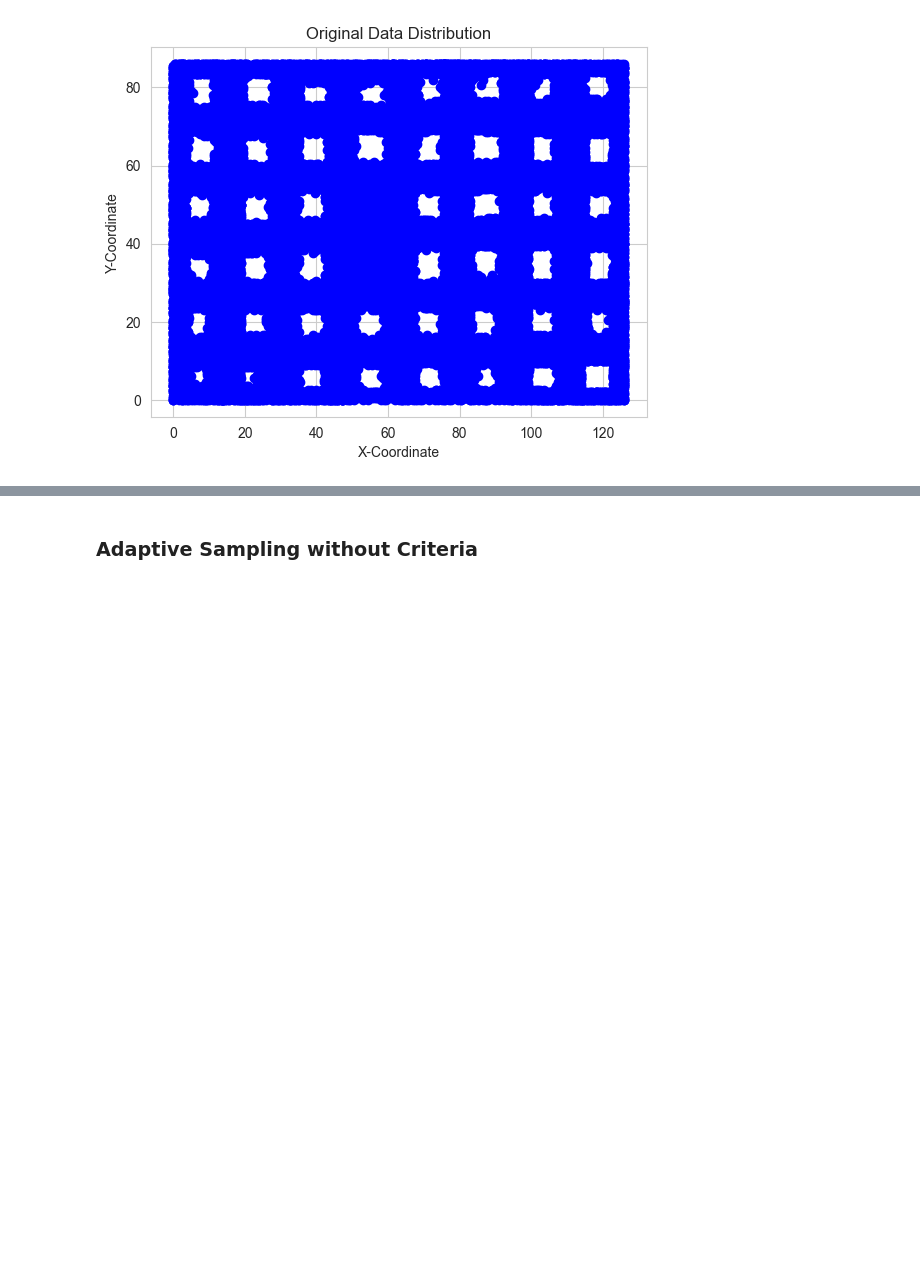
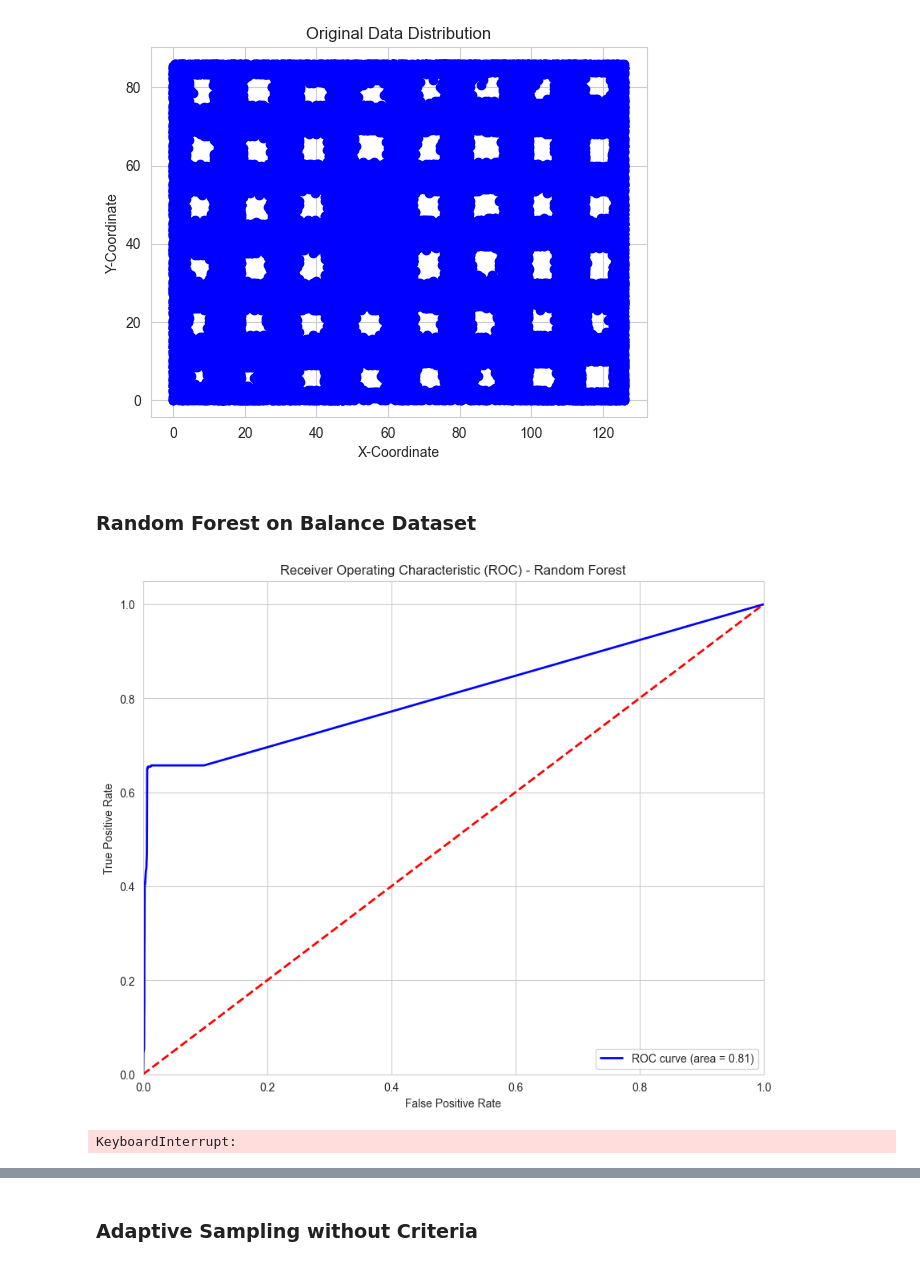
Before and after one commit to ghezalahmad/Adaptive-Sampling, a Jupyter notebook: adaptive sampling.ipynb, the cells around one changed output, grey strips where cells are left out. Drawn from its saved outputs; the diff is of its cells as text; code cells hidden in the pictures; blank space fills up the shorter version.

```diff
--- a/adaptive sampling.ipynb
+++ b/adaptive sampling.ipynb
@@ -151,3 +228,62 @@ plt.show()
 Original X-Coordinate range: 0.0 - 126.0
 Original Y-Coordinate range: 0.0 - 86.0
 [figure]
+# %% [markdown]
+### Random Forest on Balance Dataset
+# %%
+from sklearn.ensemble import RandomForestClassifier
+
+# Creating and fitting the Random Forest model
+rf_model = RandomForestClassifier()
+rf_model.fit(X_train, y_train)
+
+# Predicting on the test set
+rf_y_pred = rf_model.predict(X_test)
+
+# Evaluating the Random Forest model
+rf_accuracy = accuracy_score(y_test, rf_y_pred)
+rf_conf_matrix = confusion_matrix(y_test, rf_y_pred)
+rf_class_report = classification_report(y_test, rf_y_pred)
+
+rf_accuracy, rf_conf_matrix, rf_class_report
+
+
+# Calculate the ROC curve and AUC for Random Forest
+rf_fpr, rf_tpr, rf_thresholds = roc_curve(y_test, rf_model.predict_proba(X_test)[:, 1])
+rf_roc_auc = auc(rf_fpr, rf_tpr)
+
+# Plotting the ROC Curve for Random Forest
+plt.figure(figsize=(10, 8))
+plt.plot(rf_fpr, rf_tpr, color='blue', lw=2, label='ROC curve (area = %0.2f)' % rf_roc_auc)
+plt.plot([0, 1], [0, 1], color='red', lw=2, linestyle='--')
+plt.xlim([0.0, 1.0])
+plt.ylim([0.0, 1.05])
+plt.xlabel('False Positive Rate')
+plt.ylabel('True Positive Rate')
+plt.title('Receiver Operating Characteristic (ROC) - Random Forest')
+plt.legend(loc="lower right")
+
+# Plotting the confusion matrix for Random Forest
+plt.figure(figsize=(6, 6))
+plt.imshow(rf_conf_matrix, interpolation='nearest', cmap=plt.cm.Blues)
+plt.title('Confusion Matrix - Random Forest')
+plt.colorbar()
+rf_tick_marks = np.arange(2)
+plt.xticks(rf_tick_marks, ['No Corrosion', 'Corrosion'], rotation=45)
+plt.yticks(rf_tick_marks, ['No Corrosion', 'Corrosion'])
+
+# Annotating the confusion matrix for Random Forest
+rf_thresh = rf_conf_matrix.max() / 2.
+for i, j in itertools.product(range(rf_conf_matrix.shape[0]), range(rf_conf_matrix.shape[1])):
+    plt.text(j, i, format(rf_conf_matrix[i, j], 'd'),
+             horizontalalignment="center",
+             color="white" if rf_conf_matrix[i, j] > rf_thresh else "black")
+
+plt.tight_layout()
+plt.ylabel('True label')
+plt.xlabel('Predicted label')
+
+plt.show()
+# %% [output]
+[figure, added]
+KeyboardInterrupt:
```
Also changed, not shown: parts of 12 cells of this notebook.
